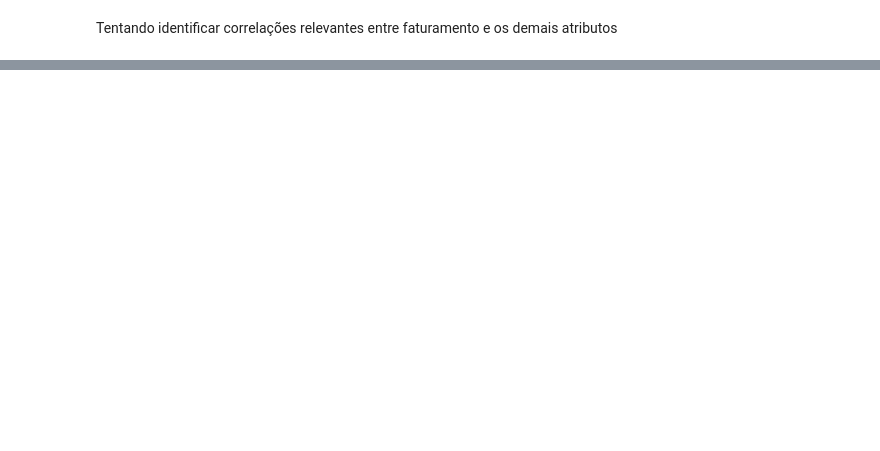
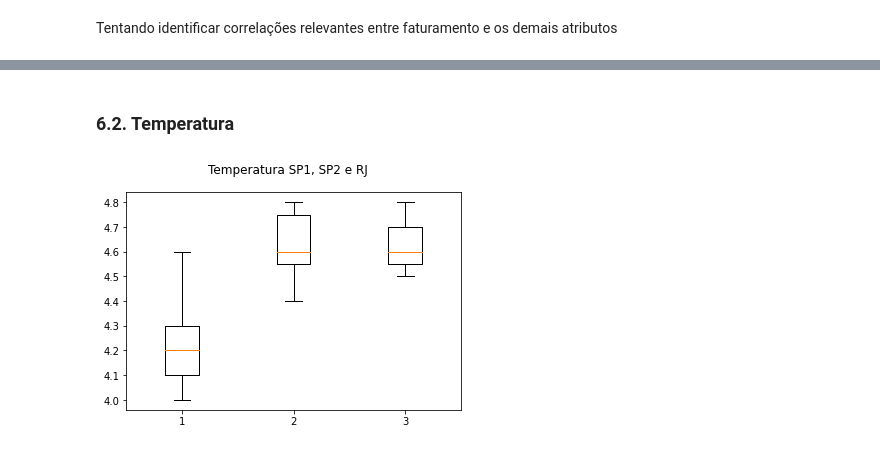
Before and after one commit to rubemmnf/Mercado-Financeiro, a Jupyter notebook: TradingDados/Case1Mentoria/analise.ipynb, the cells around one changed output, grey strips where cells are left out. Drawn from its saved outputs; the diff is of its cells as text; code cells hidden in the pictures; blank space fills up the shorter version.

```diff
--- a/TradingDados/Case1Mentoria/analise.ipynb
+++ b/TradingDados/Case1Mentoria/analise.ipynb
@@ -160,0 +178,11 @@ Name: Faturamento RJ, dtype: float64
+# %% [markdown]
+### 6.2. Temperatura
+# %%
+data = [dados_sp1["Temp SP 1"], dados_sp2["Temp SP 2"], dados_rj["Temp RJ"]]
+fig, ax = plt.subplots()
+fig.suptitle("Temperatura SP1, SP2 e RJ")
+ax.boxplot(data)
+
+plt.show()
+# %% [output]
+[figure, added]
```
Also changed, not shown: parts of 27 cells of this notebook.
